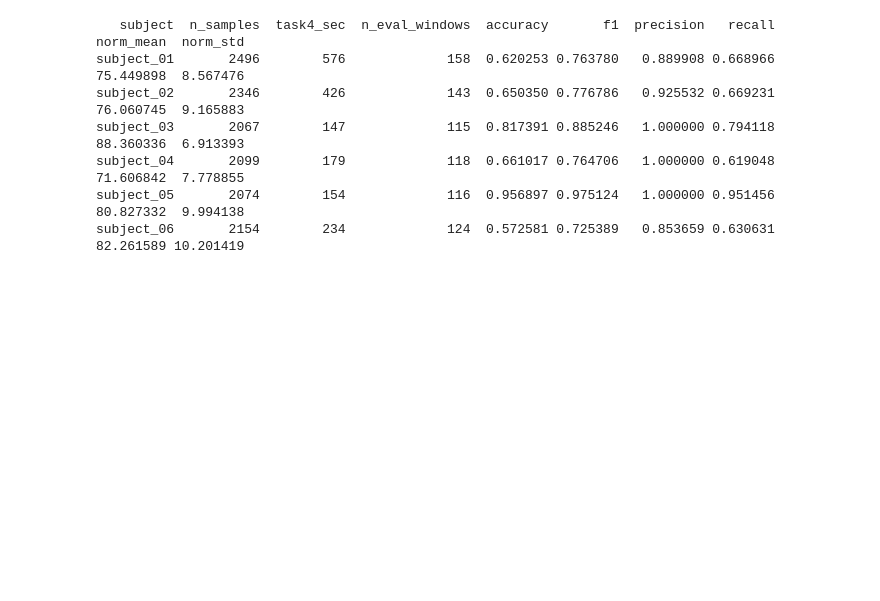
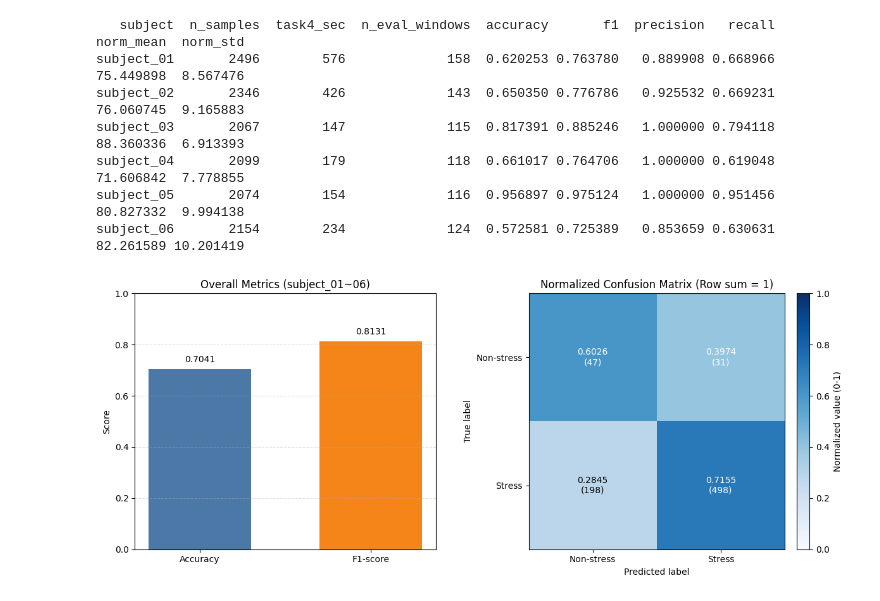
Before and after one commit to binghin2/Research, a Jupyter notebook: CATSA/Train/Only_HR/Another_dataset.ipynb, the cells around one changed output. Saved outputs shown, nothing was run; the diff lists cells and outputs as text; code cells hidden in the pictures; blank space fills up the shorter version.

```diff
--- a/CATSA/Train/Only_HR/Another_dataset.ipynb
+++ b/CATSA/Train/Only_HR/Another_dataset.ipynb
@@ -346,3 +346,74 @@ subject_03       2067        147             115  0.817391 0.885246   1.000000 0
 subject_04       2099        179             118  0.661017 0.764706   1.000000 0.619048  71.606842  7.778855
 subject_05       2074        154             116  0.956897 0.975124   1.000000 0.951456  80.827332  9.994138
 subject_06       2154        234             124  0.572581 0.725389   0.853659 0.630631  82.261589 10.201419
+# %%
+import numpy as np
+import matplotlib.pyplot as plt
+
+# Given overall metrics
+accuracy = 0.7041
+f1_score = 0.8131
+
+# Given confusion matrix: rows=true labels, cols=pred labels
+cm = np.array([
+    [47, 31],
+    [198, 498]
+])
+class_names = ["Non-stress", "Stress"]
+
+# Row-wise normalized confusion matrix (each row sums to 1)
+cm_norm = cm.astype(float) / cm.sum(axis=1, keepdims=True)
+
+fig, axes = plt.subplots(1, 2, figsize=(12, 5))
+
+# 1) Bar graph for Accuracy and F1-score
+metrics = ["Accuracy", "F1-score"]
+values = [accuracy, f1_score]
+colors = ["#4C78A8", "#F58518"]
+
+bars = axes[0].bar(metrics, values, color=colors, width=0.6)
+axes[0].set_ylim(0, 1)
+axes[0].set_title("Overall Metrics (subject_01~06)")
+axes[0].set_ylabel("Score")
+axes[0].grid(axis="y", linestyle="--", alpha=0.4)
+
+for bar, v in zip(bars, values):
+    axes[0].text(
+        bar.get_x() + bar.get_width() / 2,
+        v + 0.02,
+        f"{v:.4f}",
+        ha="center",
+        va="bottom",
+        fontsize=10,
+    )
+
+# 2) Normalized confusion matrix visualization
+im = axes[1].imshow(cm_norm, interpolation="nearest", cmap="Blues", vmin=0, vmax=1)
+axes[1].set_title("Normalized Confusion Matrix (Row sum = 1)")
+axes[1].set_xlabel("Predicted label")
+axes[1].set_ylabel("True label")
+axes[1].set_xticks(np.arange(len(class_names)))
+axes[1].set_yticks(np.arange(len(class_names)))
+axes[1].set_xticklabels(class_names)
+axes[1].set_yticklabels(class_names)
+
+threshold = cm_norm.max() / 2
+for i in range(cm.shape[0]):
+    for j in range(cm.shape[1]):
+        axes[1].text(
+            j,
+            i,
+            f"{cm_norm[i, j]:.4f}\n({cm[i, j]})",
+            ha="center",
+            va="center",
+            color="white" if cm_norm[i, j] > threshold else "black",
+            fontsize=10,
+        )
+
+cbar = fig.colorbar(im, ax=axes[1], fraction=0.046, pad=0.04)
+cbar.set_label("Normalized value (0-1)")
+
+plt.tight_layout()
+plt.show()
+# %% [output]
+[figure, added]
```
Also changed, not shown: 6 other files.
